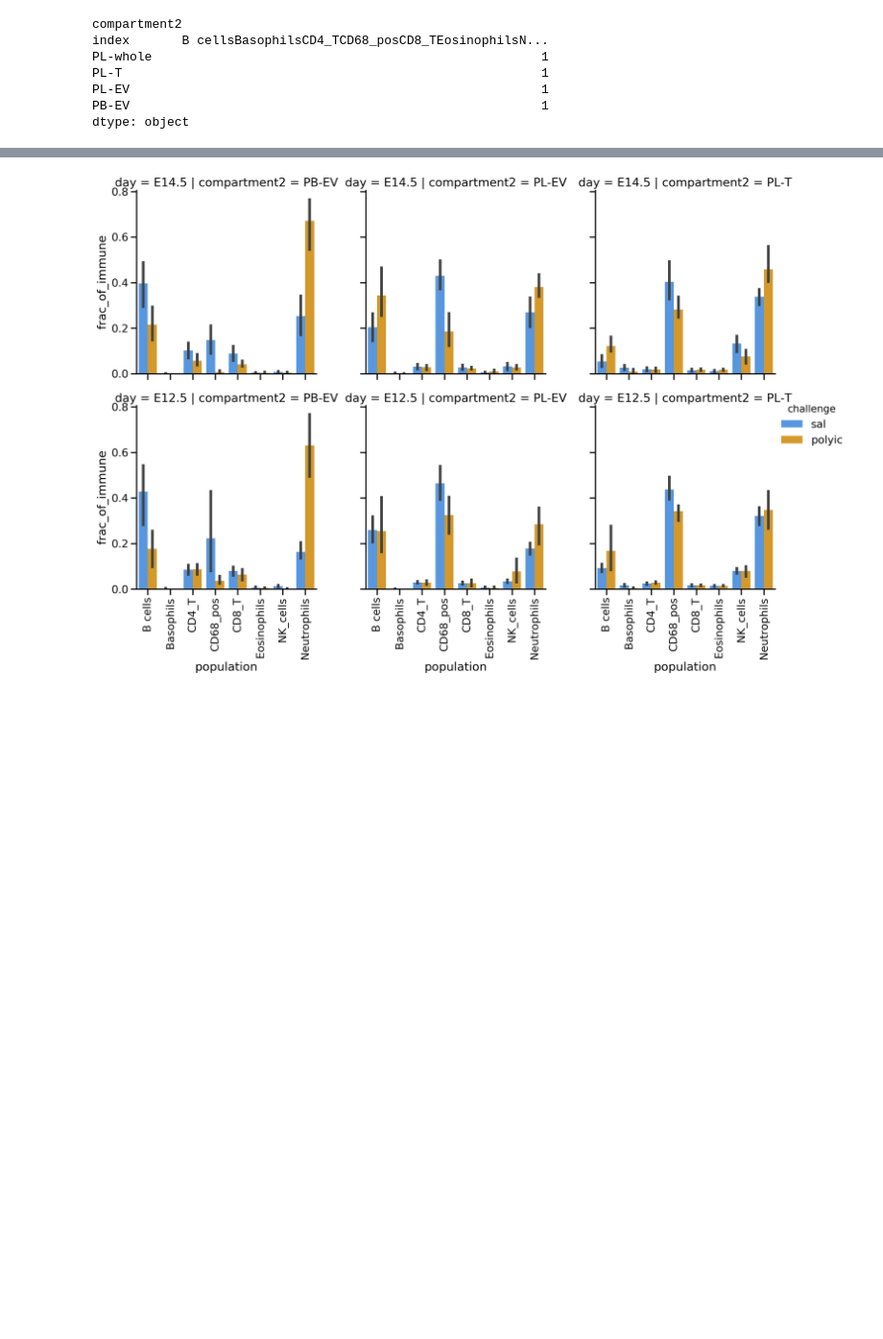
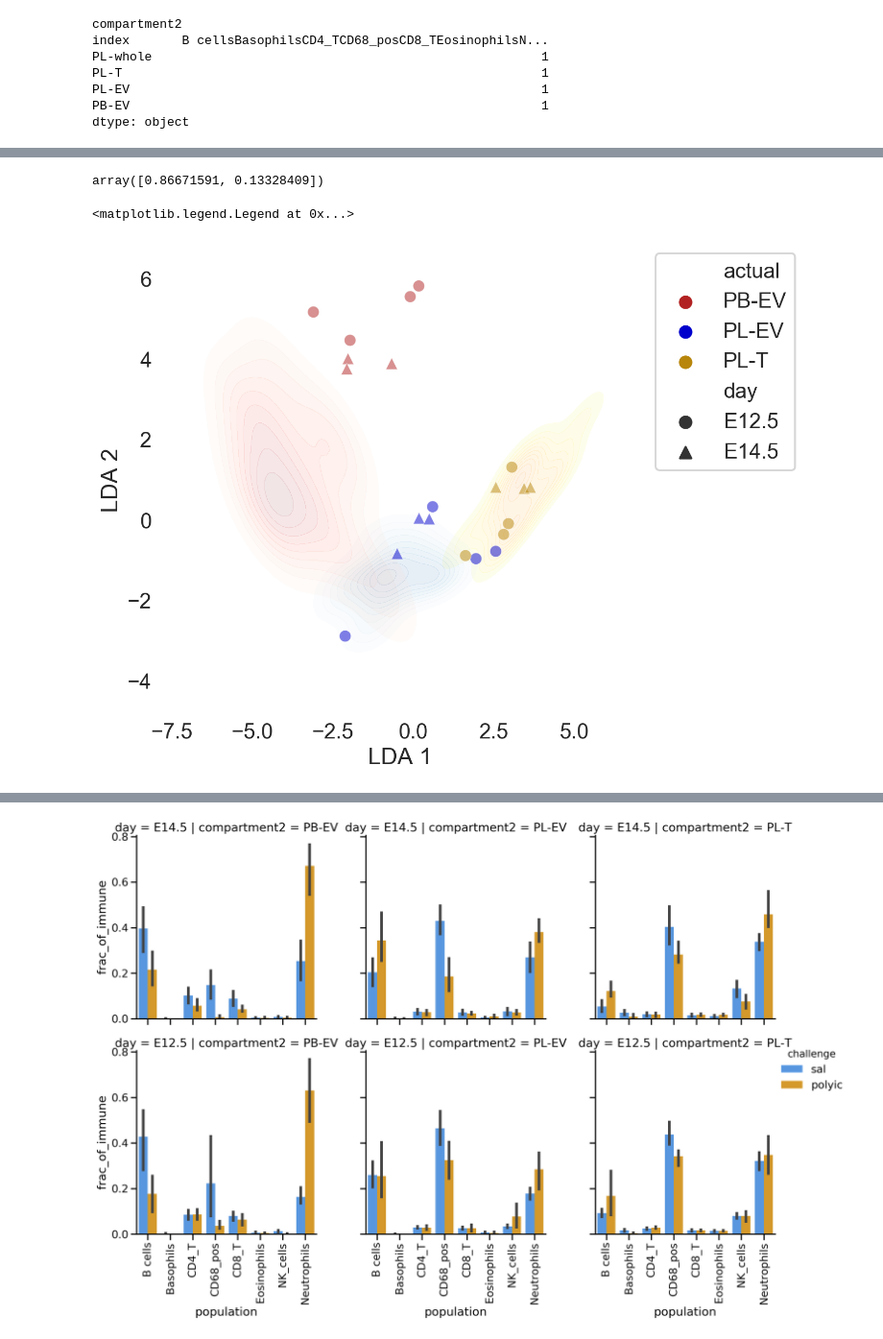
Before and after one commit to nvivanco/Placenta_paper_figures, a Jupyter notebook: 20201215_data_analysis_cell_engine.ipynb, the cells around one changed output, grey strips where cells are left out. Shown at 96% size. Drawn from its saved outputs; the diff is of its cells as text; code cells hidden in the pictures; blank space fills up the shorter version.

```diff
--- a/20201215_data_analysis_cell_engine.ipynb
+++ b/20201215_data_analysis_cell_engine.ipynb
@@ -250,0 +318,17 @@ main_counts.to_csv(countsnew_path, index = False)
+# %%
+Y_pred_train = lda.predict(X_train)
+Y_pred_test = lda.predict(X_test)
+Y_train_df = pd.DataFrame(Y_train)
+Y_pred_train_df = pd.DataFrame(Y_pred_train)
+Y_test_df = pd.DataFrame(Y_test)
+Y_pred_test_df = pd.DataFrame(Y_pred_test)
+# %%
+Y_train_df.rename(columns = {0:'actual'}, inplace = True)
+Y_pred_train_df.rename(columns = {0:'predicted'}, inplace = True)
+Y_test_df.rename(columns = {0:'actual'}, inplace = True)
+Y_pred_test_df.rename(columns = {0:'predicted'}, inplace = True)
+# %%
+LDA_train = pd.DataFrame(data = lda.transform(X_train), columns = ['LDA 1', 'LDA 2'])
+LDA_test = pd.DataFrame(data = lda.transform(X_test), columns = ['LDA 1', 'LDA 2'])
+Y_train_full_df = pd.concat([train_df[['day']], Y_train_df, Y_pred_train_df, LDA_train], axis = 1)
+Y_test_full_df = pd.concat([test_df[['day']], Y_test_df, Y_pred_test_df, LDA_test], axis = 1)
@@ -250,0 +337,4 @@ main_counts.to_csv(countsnew_path, index = False)
+# %%
+lda.explained_variance_ratio_
+# %% [output]
+array([0.86671591, 0.13328409])
@@ -250,0 +350,20 @@ main_counts.to_csv(countsnew_path, index = False)
+# %%
+day_dict = {'E12.5': 'o', 'E14.5': '^'}
+compartment_dict = {'PB-EV':'firebrick', 'PL-EV': 'mediumblue', 'PL-T': 'darkgoldenrod'}
+comp_dict2 = {'PB-EV':'Reds','PL-EV': 'Blues', 'PL-T': 'Wistia'}
+compartments = ['PL-T', 'PL-EV', 'PB-EV']
+# %%
+f, ax = plt.subplots(figsize=(6.5, 6.5))
+for comp in compartments:
+    df = Y_train_full_df[Y_train_full_df['actual'] == comp]
+    sns.kdeplot(df['LDA 1'], df['LDA 2'], shade = True,
+            shade_lowest=False, ax = ax, alpha = 0.1, cmap = comp_dict2[comp])
+sns.scatterplot(data = Y_test_full_df, hue = 'actual', palette = compartment_dict,
+                x= 'LDA 1', y='LDA 2', markers = day_dict, style = 'day', linewidth = 0.5, alpha = 0.5, ax = ax)
+sns.despine(f, left=True, bottom=True)
+sns.set_style("whitegrid", {'axes.grid' : False})
+ax.legend(bbox_to_anchor=(1.05, 1), loc=2, borderaxespad=0.)
+#ax.set(xticks=np.arange(-20, 20, 10.0), yticks=np.arange(-10, 15, 5.0));
+# %% [output]
+<matplotlib.legend.Legend at 0x...>
+[figure, added]
```
Also changed, not shown: parts of 15 cells of this notebook, 2 other files.
